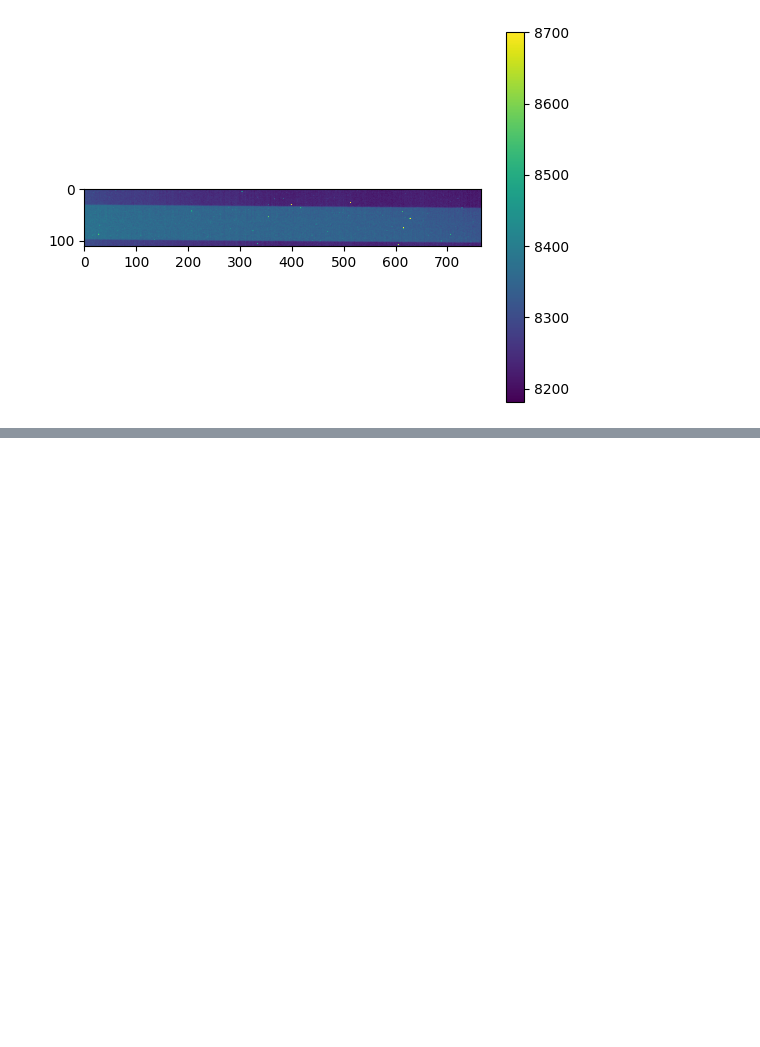
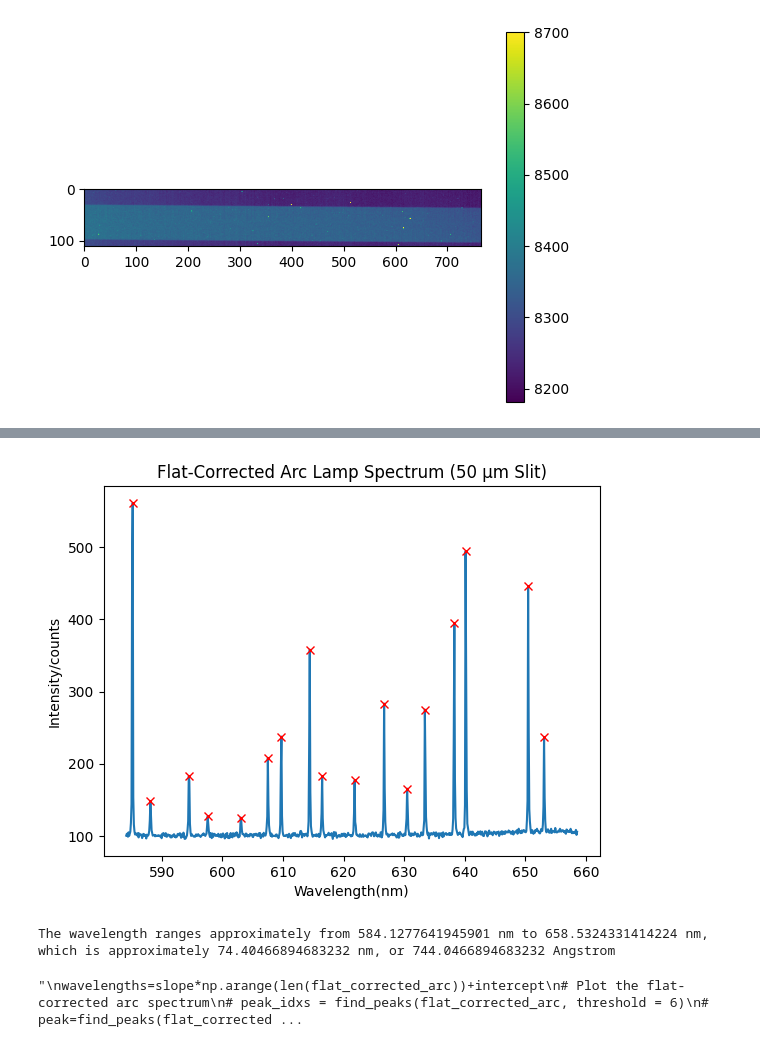
Before and after one commit to emsonmez/AST_443, a Jupyter notebook: Lab_1/Jiyun_work/section_4.4(new).ipynb, the cells around one changed output, grey strips where cells are left out. Drawn from its saved outputs; the diff is of its cells as text; code cells hidden in the pictures; blank space fills up the shorter version.

```diff
--- a/Lab_1/Jiyun_work/section_4.4(new).ipynb
+++ b/Lab_1/Jiyun_work/section_4.4(new).ipynb
@@ -193,0 +254,47 @@ plt.show()
+# %%
+wavelengths=slope*np.arange(len(flat_corrected_arc))+intercept
+# Plot the flat-corrected arc spectrum
+# peak_idxs = find_peaks(flat_corrected_arc, threshold = 6)
+# peak=find_peaks(flat_corrected_arc,threshold=6)
+plt.plot(wavelengths,flat_corrected_arc)
+
+peaks, _ = find_peaks(flat_corrected_arc, height=112)  # Adjust the 'height' parameter as necessary
+
+# Mark the peaks with an 'x' symbol
+plt.plot(wavelengths[peaks], flat_corrected_arc[peaks], 'x', color='red', label="Detected Peaks")
+
+plt.title('Flat-Corrected Arc Lamp Spectrum (50 µm Slit)')
+plt.xlabel('Wavelength(nm)')
+plt.ylabel('Intensity/counts')
+plt.show()
+
+# Compute the range of wavelengths
+min_wavelength = min(wavelengths)
+max_wavelength = max(wavelengths)
+range=max_wavelength-min_wavelength
+
+# Print the range of wavelengths
+print(f"The wavelength ranges approximately from {min_wavelength} nm to {max_wavelength} nm, which is approximately",range,"nm, or",range*10,'Angstrom')
+
+
+
+# print('The length of the spectrum covered by the spectrograph in the unit of Angstrom is:', np.arange(wavelengths)*10,'Angstrom')
+'''
+wavelengths=slope*np.arange(len(flat_corrected_arc))+intercept
+# Plot the flat-corrected arc spectrum
+# peak_idxs = find_peaks(flat_corrected_arc, threshold = 6)
+# peak=find_peaks(flat_corrected_arc,threshold=6)
+plt.plot(wavelengths,flat)
+
+peaks,_=find_peaks(flat_corrected_arc,height=112)
+plt.plot(peaks, flat_corrected_arc[peaks],'rx')
+
+plt.title('Flat-Corrected Arc Lamp Spectrum (50 µm Slit)')
+plt.xlabel('Wavelength(nm)')
+plt.ylabel('Intensity/counts')
+plt.show()
+'''
+# %% [output]
+[figure, added]
+The wavelength ranges approximately from 584.1277641945901 nm to 658.5324331414224 nm, which is approximately 74.40466894683232 nm, or 744.0466894683232 Angstrom
+"\nwavelengths=slope*np.arange(len(flat_corrected_arc))+intercept\n# Plot the flat-corrected arc spectrum\n# peak_idxs = find_peaks(flat_corrected_arc, threshold = 6)\n# peak=find_peaks(flat_corrected ...
```
Also changed, not shown: parts of 10 cells of this notebook, 41 other files.
